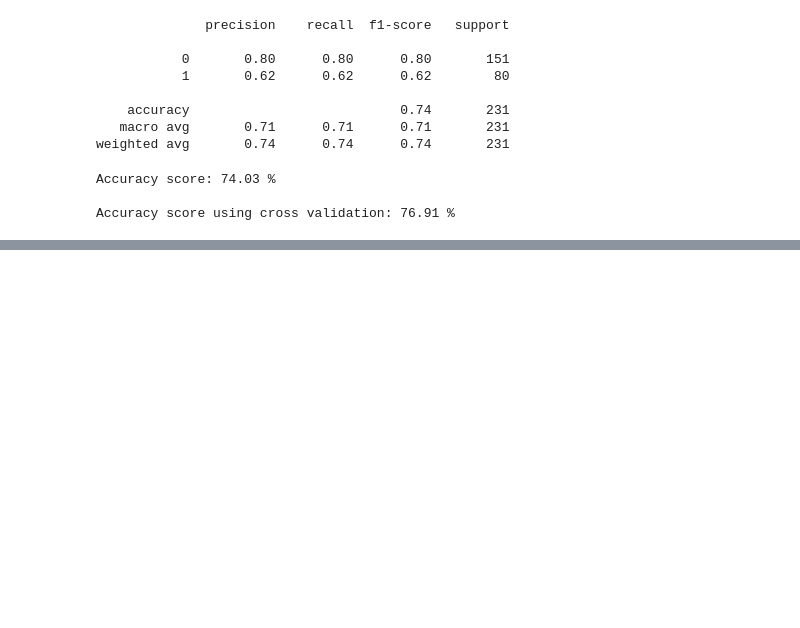
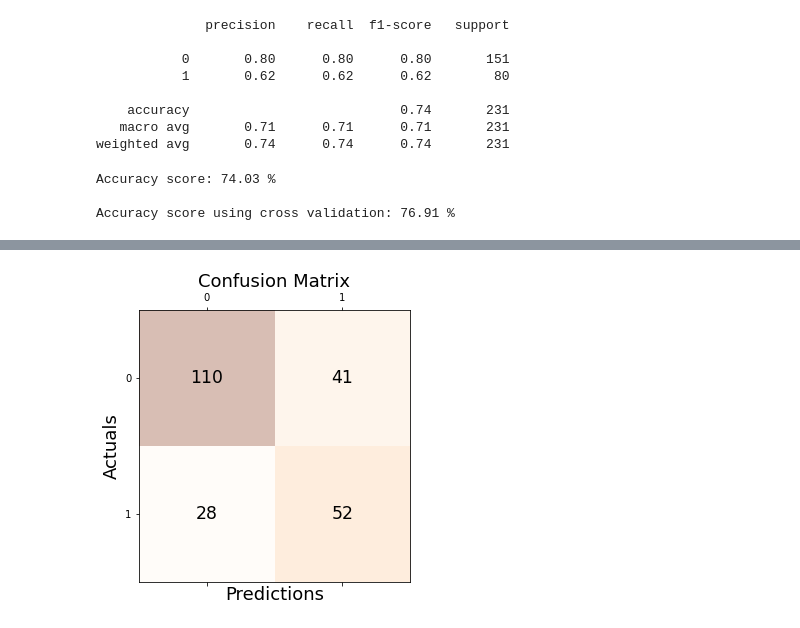
Before and after one commit to lynda-trad/PIMA, a Jupyter notebook: PIMA.ipynb, the cells around one changed output, grey strips where cells are left out. Drawn from its saved outputs; the diff is of its cells as text; code cells hidden in the pictures; blank space fills up the shorter version.

```diff
--- a/PIMA.ipynb
+++ b/PIMA.ipynb
@@ -164,8 +164,8 @@ LogisticRegression()
 # %% [markdown]
 ## Model testing
 # %%
-predictions = LR.predict(X_test)
-print("Predictions:\n\n", predictions, '\n')
+y_pred = LR.predict(X_test)
+print("Predictions:\n\n", y_pred, '\n')
 print("Real values:\n\n", y_test)
 # %% [output]
 Predictions:
@@ -221,0 +234,4 @@ NameError: name 'confusion_matrix' is not defined
+# %%
+y_pred = DT.predict(X_test)
+print("Predictions:\n\n", y_pred, '\n')
+print("Real values:\n\n", y_test)
@@ -221,0 +276,13 @@ NameError: name 'confusion_matrix' is not defined
+# %%
+conf_matrix = metrics.confusion_matrix(y_test, y_pred)
+fig, ax = plt.subplots(figsize=(5, 5))
+ax.matshow(conf_matrix, cmap=plt.cm.Oranges, alpha=0.3)
+for i in range(conf_matrix.shape[0]):
+    for j in range(conf_matrix.shape[1]):
+        ax.text(x=j, y=i,s=conf_matrix[i, j], va='center', ha='center', size='xx-large')
+plt.xlabel('Predictions', fontsize=18)
+plt.ylabel('Actuals', fontsize=18)
+plt.title('Confusion Matrix', fontsize=18)
+plt.show()
+# %% [output]
+[figure, added]
```
Also changed, not shown: parts of 10 cells of this notebook.
